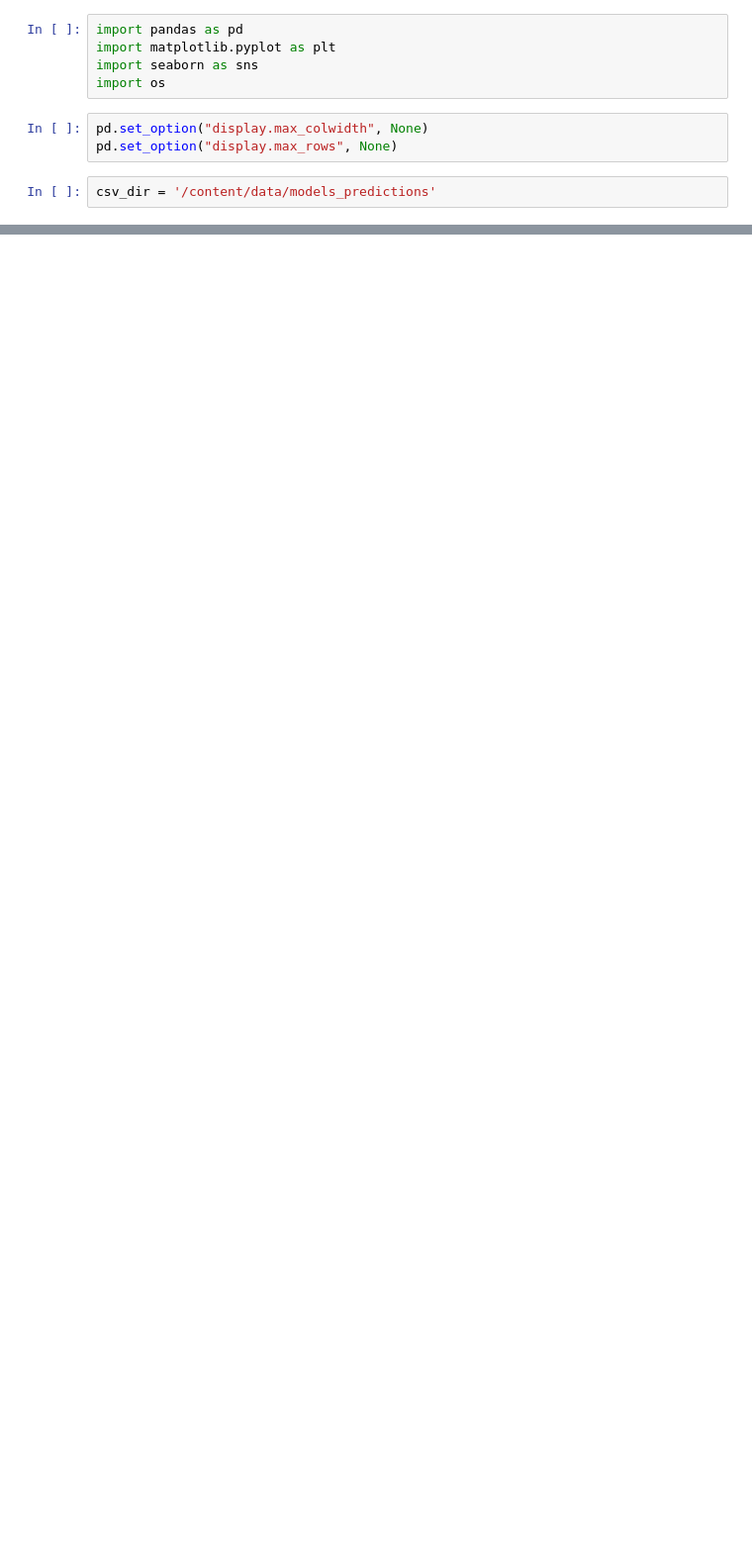
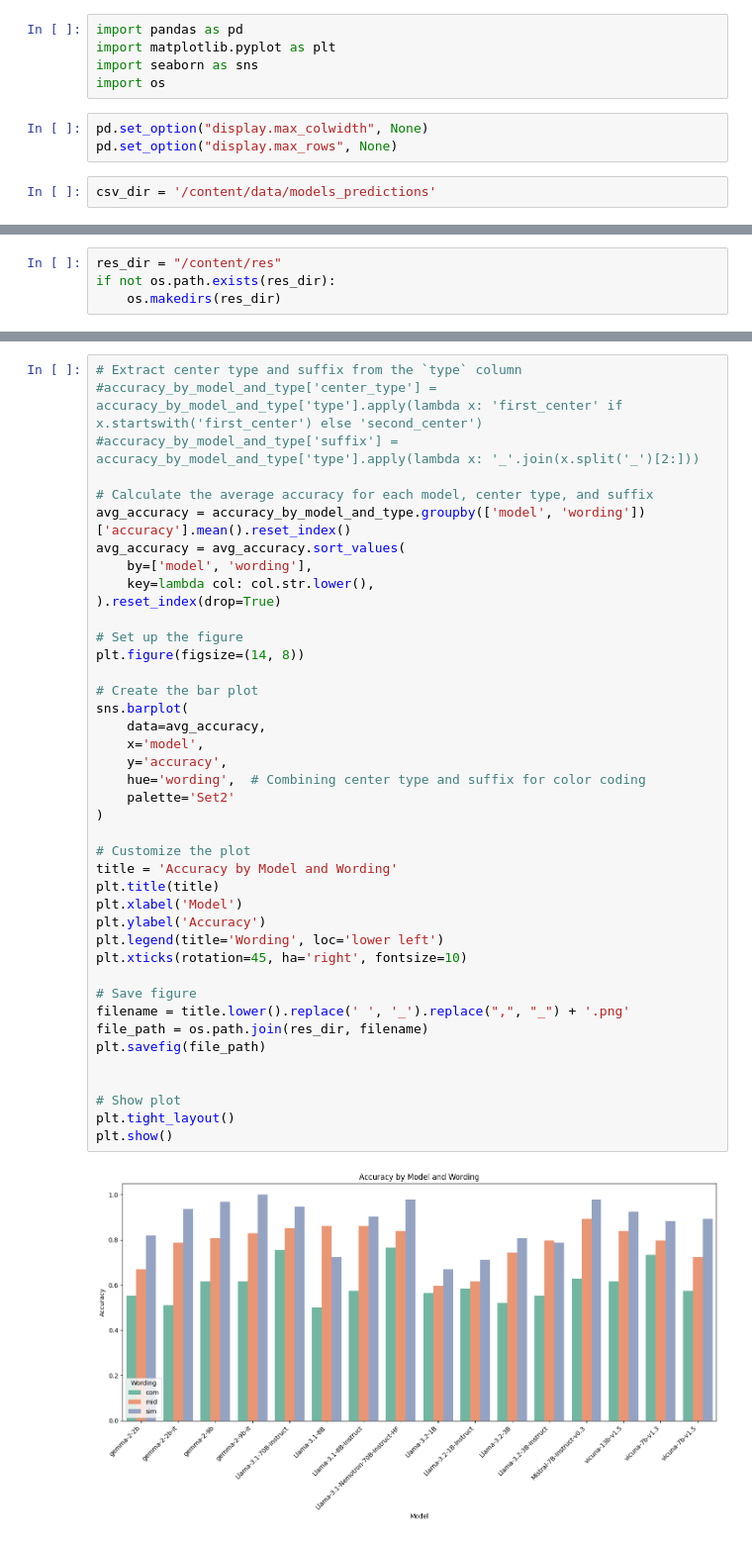
Before and after one commit to inbalh1/ModelsCognitiveSkills, a Jupyter notebook: united analysis.ipynb, the cells around one changed output, grey strips where cells are left out. Shown at 99% size. Cells and saved outputs as stored; diff of their text form; blank space fills up the shorter version.

```diff
--- a/united analysis.ipynb
+++ b/united analysis.ipynb
@@ -12,0 +137,4 @@ csv_dir = '/content/data/models_predictions'
+# %%
+res_dir = "/content/res"
+if not os.path.exists(res_dir):
+    os.makedirs(res_dir)
@@ -13 +143,44 @@ csv_dir = '/content/data/models_predictions'
+# %%
+# Extract center type and suffix from the `type` column
+#accuracy_by_model_and_type['center_type'] = accuracy_by_model_and_type['type'].apply(lambda x: 'first_center' if x.startswith('first_center') else 'second_center')
+#accuracy_by_model_and_type['suffix'] = accuracy_by_model_and_type['type'].apply(lambda x: '_'.join(x.split('_')[2:]))
+
+# Calculate the average accuracy for each model, center type, and suffix
+avg_accuracy = accuracy_by_model_and_type.groupby(['model', 'wording'])['accuracy'].mean().reset_index()
+avg_accuracy = avg_accuracy.sort_values(
+    by=['model', 'wording'],
+    key=lambda col: col.str.lower(),
+).reset_index(drop=True)
+
+# Set up the figure
+plt.figure(figsize=(14, 8))
+
+# Create the bar plot
+sns.barplot(
+    data=avg_accuracy,
+    x='model',
+    y='accuracy',
+    hue='wording',  # Combining center type and suffix for color coding
+    palette='Set2'
+)
+
+# Customize the plot
+title = 'Accuracy by Model and Wording'
+plt.title(title)
+plt.xlabel('Model')
+plt.ylabel('Accuracy')
+plt.legend(title='Wording', loc='lower left')
+plt.xticks(rotation=45, ha='right', fontsize=10)
+
+# Save figure
+filename = title.lower().replace(' ', '_').replace(",", "_") + '.png'
+file_path = os.path.join(res_dir, filename)
+plt.savefig(file_path)
+
+
+# Show plot
+plt.tight_layout()
+plt.show()
+# %% [output]
+[figure, added]
 # %%
```
Also changed, not shown: parts of 39 cells of this notebook, 25 other files.
